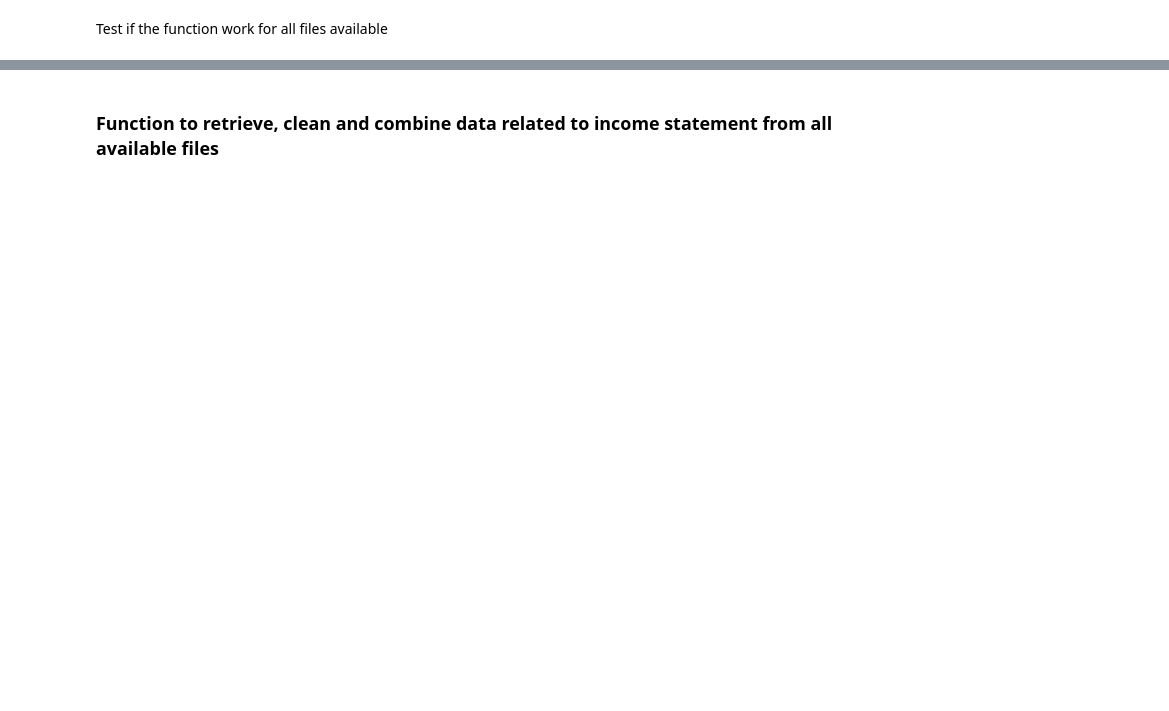
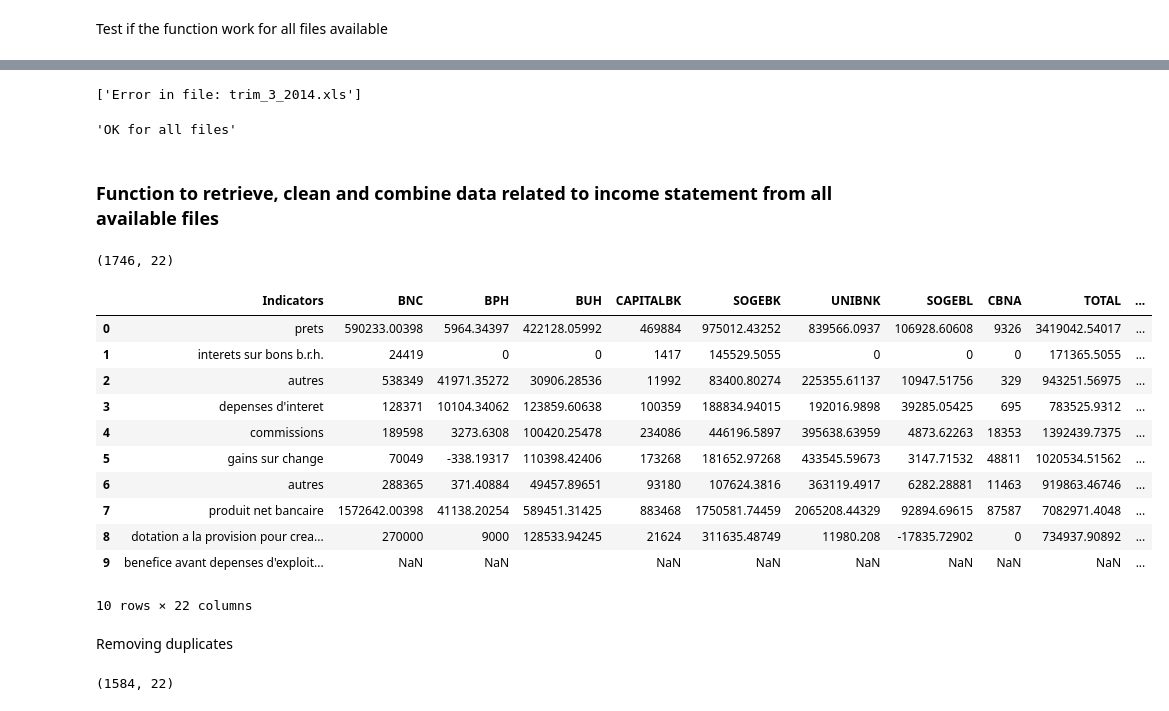
Before and after one commit to raulincadet/BanksHT, a Jupyter notebook: BksHT.ipynb, the cells around one changed output, grey strips where cells are left out. Cells and saved outputs as stored; diff of their text form; code cells hidden in the pictures; blank space fills up the shorter version.

```diff
--- a/BksHT.ipynb
+++ b/BksHT.ipynb
@@ -923,11 +1330,49 @@ Index(['Indicators', 'BNC', 'BPH', 'BUH', 'CAPITALBK', 'SOGEBK', 'UNIBNK',
+# %%
+testFunction(f_income)
+# %% [output]
+['Error in file: trim_3_2014.xls']
+# %%
+testFunction(f_income2)
+# %% [output]
+'OK for all files'
 # %% [markdown]
 ### Function to retrieve, clean and combine data related to income statement from all available files
 # %%
-def f_combine2(fun, files): # files is the list of files names; fun is the function that import and clean data
+def f_combine2(files): # files is the list of files names; fun is the function that import and clean data
     # set.option(display. max_rows==400)
     df=pd.DataFrame()
     for file in files:
-        df=pd.concat([df,fun(file)])
+        try:
+            df=pd.concat([df,f_income2(file)])
+        except:
+            continue#df='The function does not work with file {}:'.format(file)
         #df=df.reset_index()
 
     return df
+# %%
+df_income1=f_combine2(filesList)
+df_income1.shape
+# %% [output]
+(1746, 22)
+# %%
+df_income1.head(10)
+# %% [output]
+|  | Indicators | BNC | BPH | BUH | CAPITALBK | SOGEBK | UNIBNK | SOGEBL | CBNA | TOTAL | ... |
+| 0 | prets | 590233.00398 | 5964.34397 | 422128.05992 | 469884 | 975012.43252 | 839566.0937 | 106928.60608 | 9326 | 3419042.54017 | ... |
+| 1 | interets sur bons b.r.h. | 24419 | 0 | 0 | 1417 | 145529.5055 | 0 | 0 | 0 | 171365.5055 | ... |
+| 2 | autres | 538349 | 41971.35272 | 30906.28536 | 11992 | 83400.80274 | 225355.61137 | 10947.51756 | 329 | 943251.56975 | ... |
+| 3 | depenses d'interet | 128371 | 10104.34062 | 123859.60638 | 100359 | 188834.94015 | 192016.9898 | 39285.05425 | 695 | 783525.9312 | ... |
+| 4 | commissions | 189598 | 3273.6308 | 100420.25478 | 234086 | 446196.5897 | 395638.63959 | 4873.62263 | 18353 | 1392439.7375 | ... |
+| 5 | gains sur change | 70049 | -338.19317 | 110398.42406 | 173268 | 181652.97268 | 433545.59673 | 3147.71532 | 48811 | 1020534.51562 | ... |
+| 6 | autres | 288365 | 371.40884 | 49457.89651 | 93180 | 107624.3816 | 363119.4917 | 6282.28881 | 11463 | 919863.46746 | ... |
+| 7 | produit net bancaire | 1572642.00398 | 41138.20254 | 589451.31425 | 883468 | 1750581.74459 | 2065208.44329 | 92894.69615 | 87587 | 7082971.4048 | ... |
+| 8 | dotation a la provision pour crea... | 270000 | 9000 | 128533.94245 | 21624 | 311635.48749 | 11980.208 | -17835.72902 | 0 | 734937.90892 | ... |
+| 9 | benefice avant depenses d'exploit... | NaN | NaN |  | NaN | NaN | NaN | NaN | NaN | NaN | ... |
+10 rows × 22 columns
+# %% [markdown]
+Removing duplicates
+# %%
+df_income2=df_income1.drop_duplicates()
+df_income2.shape
+# %% [output]
+(1584, 22)
```
Also changed, not shown: parts of 18 cells of this notebook, 2 other files.
